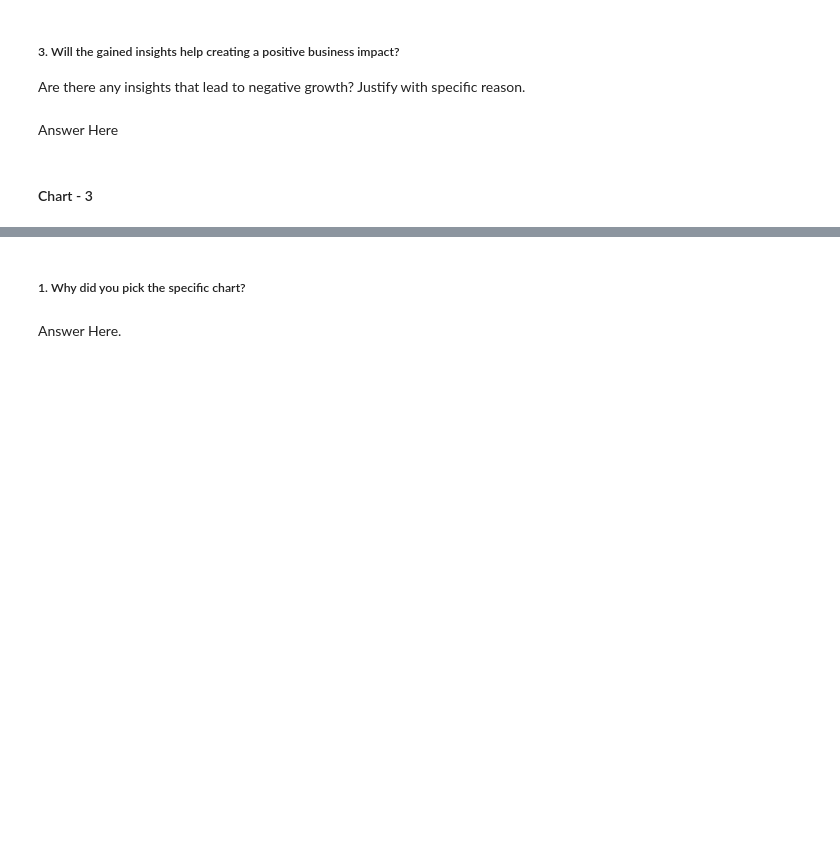
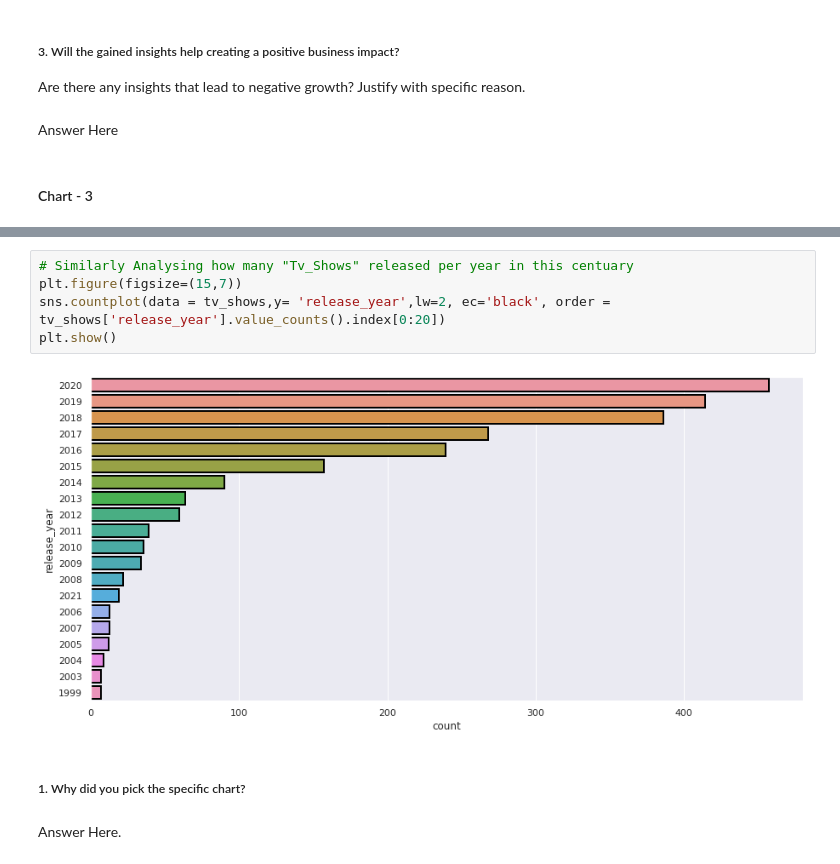
Before and after one commit to DipanshuKumar449/Netflix-Movies-and-TV-Shows-Clustering, a Jupyter notebook: Netflix_Movies_and_TV_Shows_Clustering.ipynb, the cells around one changed output, grey strips where cells are left out. Cells and saved outputs as stored; diff of their text form; blank space fills up the shorter version.

```diff
--- a/Netflix_Movies_and_TV_Shows_Clustering.ipynb
+++ b/Netflix_Movies_and_TV_Shows_Clustering.ipynb
@@ -448,3 +493,10 @@ Answer Here
+# %%
+# Similarly Analysing how many "Tv_Shows" released per year in this centuary
+plt.figure(figsize=(15,7))
+sns.countplot(data = tv_shows,y= 'release_year',lw=2, ec='black', order = tv_shows['release_year'].value_counts().index[0:20])
+plt.show()
+# %% [output]
+[figure, added]
 # %% [markdown]
 ##### 1. Why did you pick the specific chart?
 # %% [markdown]
```
Also changed, not shown: parts of 23 cells of this notebook.
